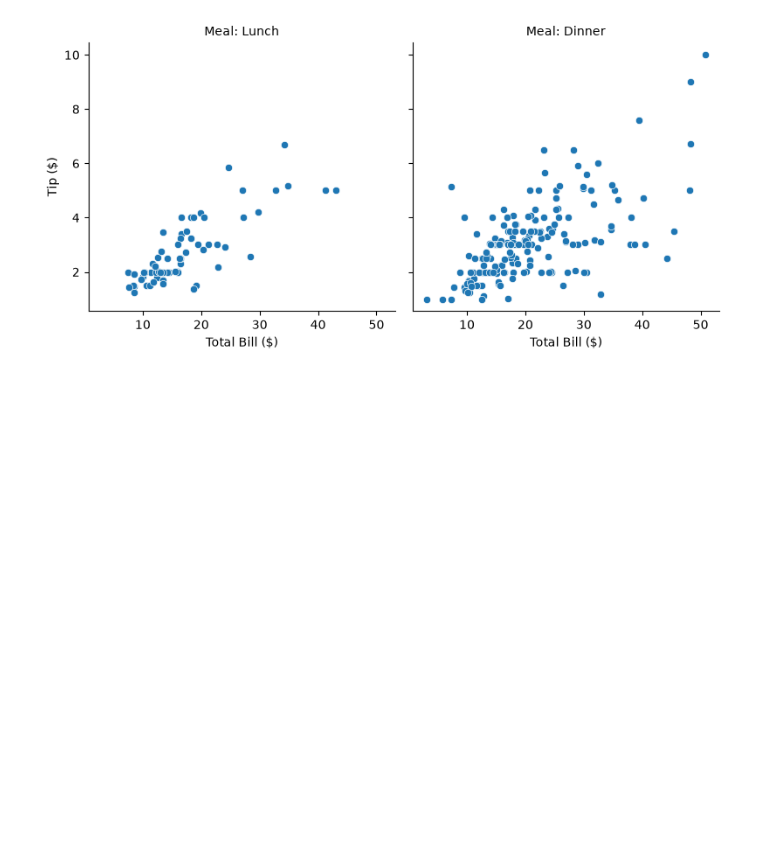
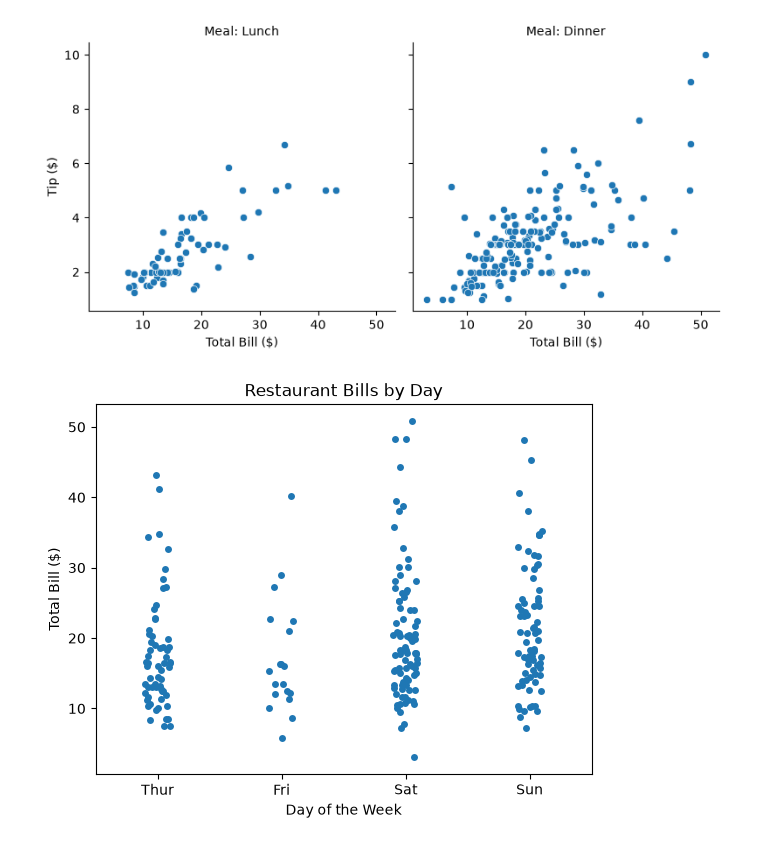
Before and after one commit to Aryanbhayji/Seaborn-library, a Jupyter notebook: main.ipynb, the cells around one changed output. Drawn from its saved outputs; the diff is of its cells as text; code cells hidden in the pictures; blank space fills up the shorter version.

```diff
--- a/main.ipynb
+++ b/main.ipynb
@@ -337,3 +337,25 @@ g.set_titles("Meal: {col_name}")
 plt.show()
 # %% [output]
 [figure]
+# %%
+
+import seaborn as sns
+import matplotlib.pyplot as plt
+
+
+df = sns.load_dataset("tips")
+
+sns.stripplot(
+    data=df,
+    x="day",
+    y="total_bill",
+    jitter=True,
+    size=5
+)
+
+plt.title("Restaurant Bills by Day")
+plt.xlabel("Day of the Week")
+plt.ylabel("Total Bill ($)")
+plt.show()
+# %% [output]
+[figure, added]
```
